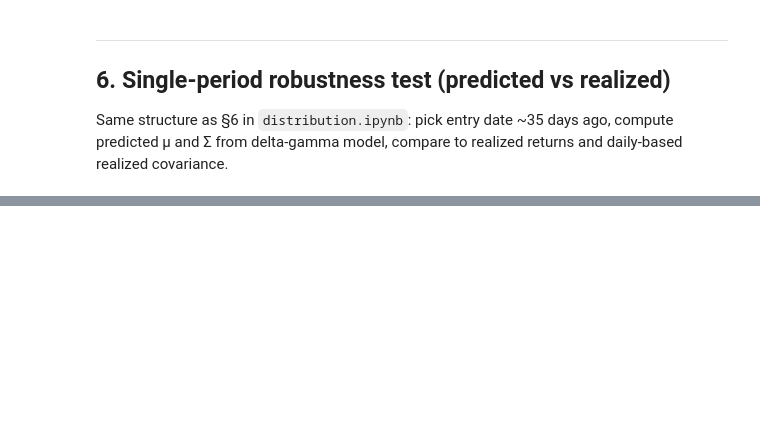
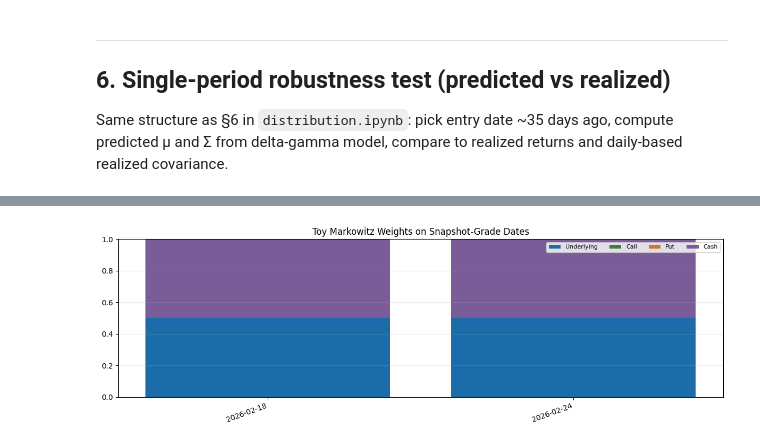
Before and after one commit to hshintree/cvx_options, a Jupyter notebook: options.ipynb, the cells around one changed output, grey strips where cells are left out. Saved outputs shown, nothing was run; the diff lists cells and outputs as text; code cells hidden in the pictures; blank space fills up the shorter version.

```diff
--- a/options.ipynb
+++ b/options.ipynb
@@ -716,0 +1299,98 @@ PUT: mean_pred_std=0.8182  realized_std=0.3589  corr(pred_std, |real|)=+0.514
+# %%
+# --- 10) Toy Markowitz optimization on snapshot-grade dates ---
+
+from scipy.optimize import minimize
+import matplotlib.pyplot as plt
+
+MARKOWITZ_MAX_DATES = 8
+RISK_AVERSION = 4.0
+
+markowitz_dates = strict_snapshot_dates[:MARKOWITZ_MAX_DATES]
+markowitz_rows = []
+
+
+def _solve_long_only_markowitz(mu_vec: np.ndarray, sigma_mat: np.ndarray, risk_aversion: float) -> np.ndarray:
+    n = len(mu_vec)
+    x0 = np.full(n, 1.0 / n)
+    bounds = [(0.0, 1.0)] * n
+    constraints = [{"type": "eq", "fun": lambda w: np.sum(w) - 1.0}]
+
+    def objective(w):
+        return -(w @ mu_vec - 0.5 * risk_aversion * (w @ sigma_mat @ w))
+
+    res = minimize(objective, x0=x0, bounds=bounds, constraints=constraints, method="SLSQP")
+    if not res.success:
+        return x0
+    return res.x
+
+
+if not markowitz_dates:
+    print("No strict snapshot-grade dates available for the toy Markowitz test yet.")
+else:
+    for date_str in markowitz_dates:
+        ts = pd.Timestamp(date_str)
+        if ts not in spy_df.index:
+            continue
+        spot = float(spy_df.loc[ts, "close"])
+        chain = load_chain_atm(date_str, spot)
+        expiry_ts = pd.Timestamp(chain["expiry"])
+        T = max((expiry_ts - ts).days / 365.0, 1e-6)
+        lookback = spy_df.loc[:ts].tail(63)
+        rets = lookback["close"].pct_change().dropna()
+        if len(rets) < 10:
+            continue
+        mu_ann = float(rets.mean() * 252)
+        sig_ann = float(rets.std(ddof=1) * np.sqrt(252))
+        mu_vec, sigma_mat = build_delta_gamma_moments(
+            spot=spot,
+            mu=mu_ann,
+            sigma=sig_ann,
+            r=0.05,
+            T=T,
+            K_call=chain["K_call"],
+            K_put=chain["K_put"],
+            C0=chain["C0"],
+            P0=chain["P0"],
+            dt=1.0 / 252.0,
+            sigma_greeks=chain["iv"],
+        )
+        weights = _solve_long_only_markowitz(mu_vec, sigma_mat, RISK_AVERSION)
+        markowitz_rows.append({
+            "date": date_str,
+            "w_underlying": weights[0],
+            "w_call": weights[1],
+            "w_put": weights[2],
+            "w_cash": weights[3],
+            "mu_underlying": mu_vec[0],
+            "mu_call": mu_vec[1],
+            "mu_put": mu_vec[2],
+            "mu_cash": mu_vec[3],
+        })
+
+markowitz_df = pd.DataFrame(markowitz_rows)
+if markowitz_df.empty:
+    print("No clean snapshot-grade dates produced a solvable Markowitz test.")
+else:
+    print("Toy long-only Markowitz allocations on strict snapshot dates:")
+    print(markowitz_df.to_string(index=False))
+
+    fig, ax = plt.subplots(figsize=(12, 4))
+    x = np.arange(len(markowitz_df))
+    bottom = np.zeros(len(markowitz_df))
+    for col, label, color in [
+        ("w_underlying", "Underlying", "#1b6ca8"),
+        ("w_call", "Call", "#3a7d44"),
+        ("w_put", "Put", "#c97b24"),
+        ("w_cash", "Cash", "#7a5c99"),
+    ]:
+        ax.bar(x, markowitz_df[col], bottom=bottom, label=label, color=color)
+        bottom += markowitz_df[col].to_numpy()
+    ax.set_xticks(x)
+    ax.set_xticklabels(markowitz_df["date"], rotation=20, ha="right")
+    ax.set_ylim(0.0, 1.0)
+    ax.set_title("Toy Markowitz Weights on Snapshot-Grade Dates")
+    ax.legend(ncol=4, fontsize=8)
+    ax.grid(axis="y", alpha=0.25)
+    plt.tight_layout()
+    plt.show()
+# %% [output]
@@ -716,0 +1401 @@ PUT: mean_pred_std=0.8182  realized_std=0.3589  corr(pred_std, |real|)=+0.514
+[figure, added]
```
Also changed, not shown: parts of 18 cells of this notebook, 9 other files.
